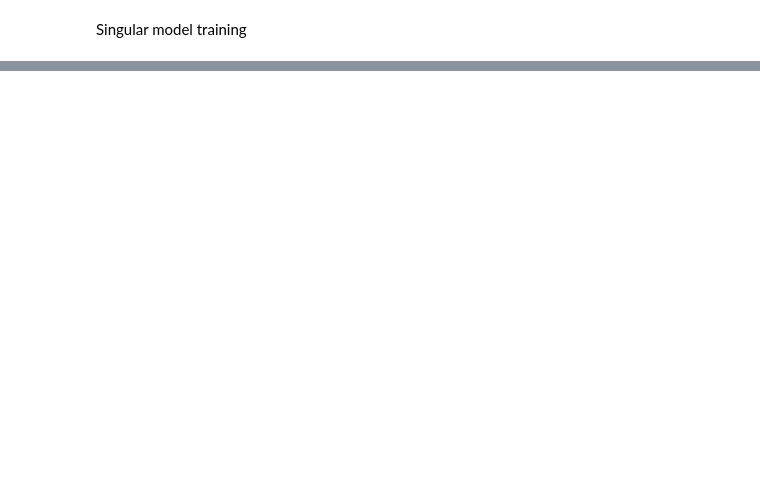
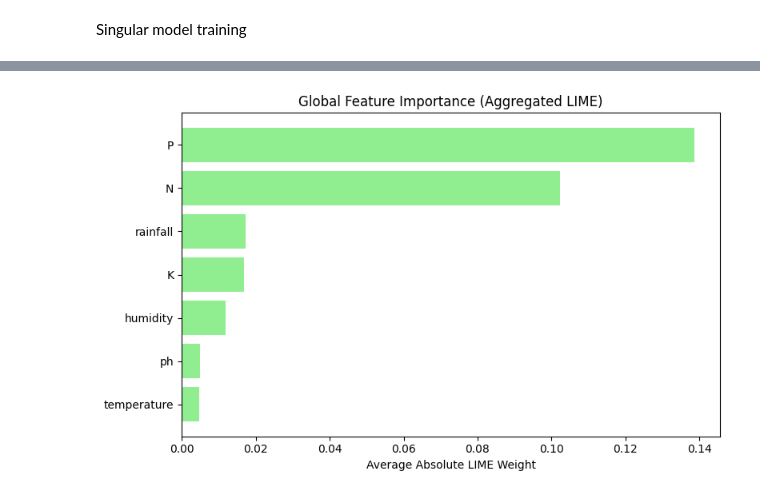
Before and after one commit to priyanshupriyank04/research_paper_project, a Jupyter notebook: research.ipynb, the cells around one changed output, grey strips where cells are left out. Saved outputs shown, nothing was run; the diff lists cells and outputs as text; code cells hidden in the pictures; blank space fills up the shorter version.

Commit message:
lime implementation of xgb added

```diff
--- a/research.ipynb
+++ b/research.ipynb
@@ -280,0 +397,49 @@ True Crop: watermelon | Predicted Crop: watermelon
+# %%
+import random
+import numpy as np
+import matplotlib.pyplot as plt
+import re
+
+# --- Step 2: Aggregated Global LIME Importance ---
+
+# Sample 100 random instances from test set (adjust to len(X_test) for all samples)
+num_samples = len(X_test)
+sample_indices = random.sample(range(len(X_test)), num_samples)
+
+# Initialize a dictionary to collect contributions
+feature_contributions = {feature: [] for feature in feature_names}
+
+# Loop over sampled instances and aggregate LIME contributions
+for idx in sample_indices:
+    lime_exp = lime_explainer.explain_instance(
+        data_row=X_test[idx],
+        predict_fn=xgb_model.predict_proba,
+        num_features=len(feature_names)
+    )
+    for feature, weight in lime_exp.as_list():
+        # Use regex to extract only the feature name (ignore thresholds like '<= 0.5')
+        match = re.match(r"([a-zA-Z_]+)", feature)
+        if match:
+            clean_feature = match.group(1)
+            feature_contributions[clean_feature].append(abs(weight))
+
+# Compute average importance for each feature
+avg_importance = {feature: np.mean(weights) for feature, weights in feature_contributions.items()}
+
+# Sort features by importance (descending order)
+sorted_features = sorted(avg_importance, key=avg_importance.get, reverse=True)
+sorted_importance = [avg_importance[f] for f in sorted_features]
+
+# --- Plot the global importance chart ---
+plt.figure(figsize=(8, 5))
+plt.barh(sorted_features, sorted_importance, color='lightgreen')
+plt.gca().invert_yaxis()
+plt.xlabel("Average Absolute LIME Weight")
+plt.title("Global Feature Importance (Aggregated LIME)")
+plt.tight_layout()
+
+# Save chart to Google Drive
+plt.savefig("/content/drive/MyDrive/global_lime_importance_bar.png", dpi=300)
+plt.show()
+# %% [output]
+[figure, added]
```
Also changed, not shown: parts of 12 cells of this notebook.
